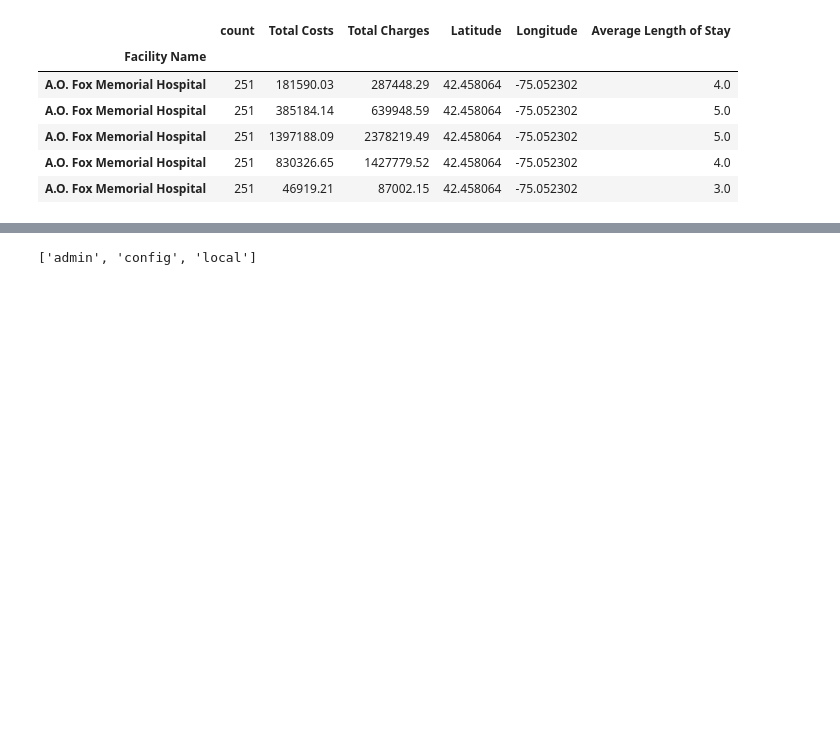
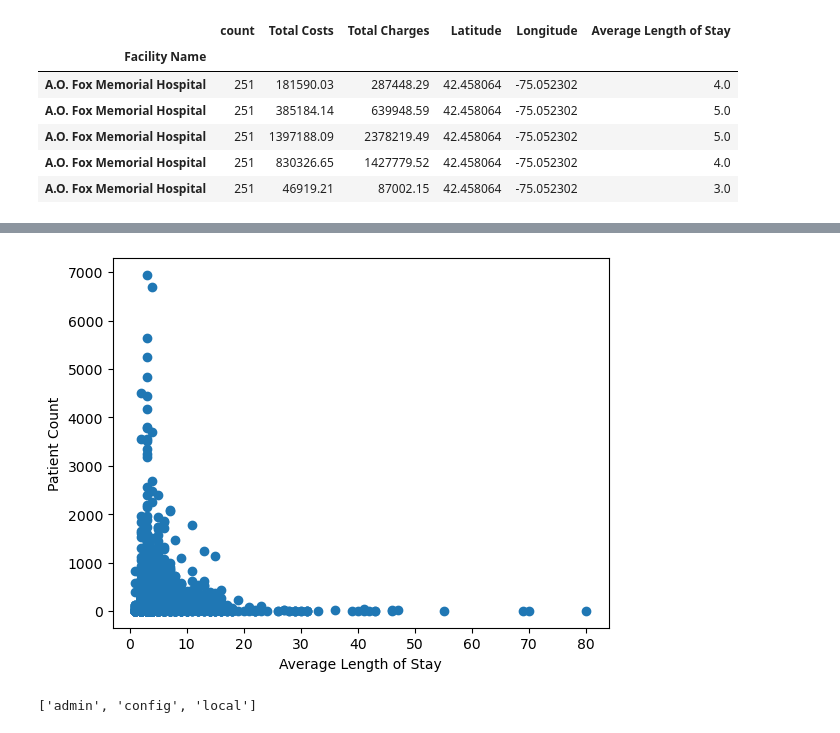
Before and after one commit to Omeesha28/NY-Healthcare-Data-Visualization, a Jupyter notebook: main.ipynb, the cells around one changed output, grey strips where cells are left out. Cells and saved outputs as stored; diff of their text form; code cells hidden in the pictures; blank space fills up the shorter version.

```diff
--- a/main.ipynb
+++ b/main.ipynb
@@ -260,9 +263,12 @@ pvt_ins = filtered_df.groupby(['Facility Name', 'APR MDC Description']).agg({
     'Length of Stay': 'mean',
     'Total Costs': 'sum',
     'Total Charges': 'sum',
+    'APR MDC Description': 'count',
     'Latitude': 'first',
     'Longitude': 'first'
 })
+
+pvt_ins.rename(columns={'APR MDC Description':'APR MDC Count'}, inplace=True)
 
 # Round average length of stay
 pvt_ins['Average Length of Stay'] = pvt_ins['Length of Stay'].round()
@@ -395,3 +386,21 @@ KeyError: 'Average Length of Stay'
+# %%
+# Performing statistical analysis on the Length of Stay for Private and Government Insurance
+
+# Linear regression on
+x_values = pvt_ins['Average Length of Stay']
+y_values = pvt_ins['APR MDC Count']
+
+# Create Plot
+plt.scatter(x_values,y_values)
+
+# Label plot and annotate the line equation
+plt.xlabel('Average Length of Stay')
+plt.ylabel('Patient Count')
+
+# Show plot
+plt.show()
+# %% [output]
+[figure, added]
 # %%
 # Create an instance of MongoClient
 mongo = MongoClient(port=27017)
```
Also changed, not shown: parts of 2 cells of this notebook.
